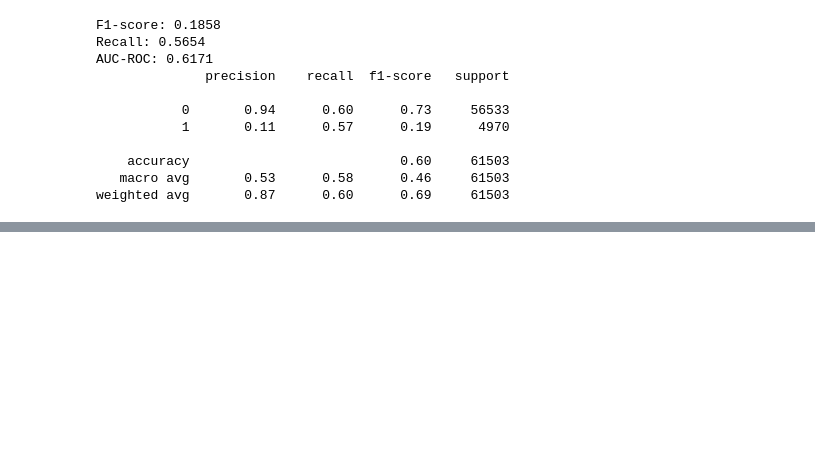
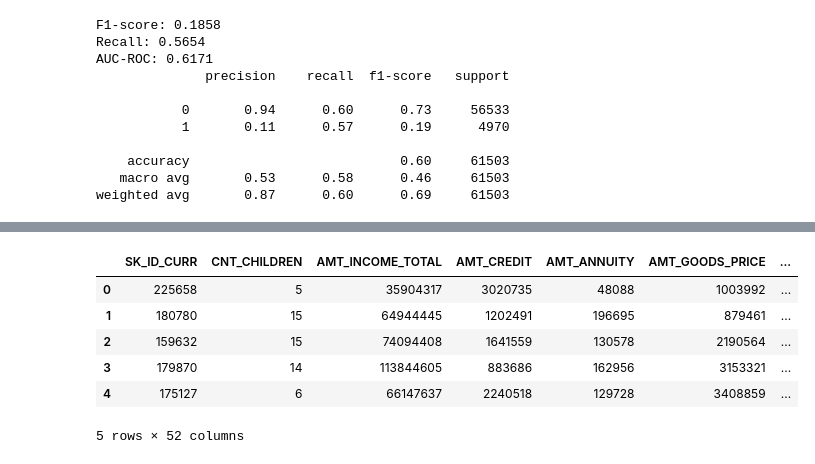
Before and after one commit to No-Country-simulation/c23-16-data, a Jupyter notebook: RF_and_stacking.ipynb, the cells around one changed output, grey strips where cells are left out. Saved outputs shown, nothing was run; the diff lists cells and outputs as text; code cells hidden in the pictures; blank space fills up the shorter version.

```diff
--- a/RF_and_stacking.ipynb
+++ b/RF_and_stacking.ipynb
@@ -351,0 +402,17 @@ Baja AUC-ROC (0.6171) ---> Indica que el modelo apenas supera el azar.
+# %%
+# Realizamos la predicción con el modelo de Stacking
+#y_pred_random = stack.predict(df_random)
+df_random = df_random.drop(columns='TARGET')
+
+# Ahora puedes hacer la predicción
+y_pred_random = stack.predict(df_random)
+df_random['Prediction'] = y_pred_random
+df_random.head()
+# %% [output]
+|  | SK_ID_CURR | CNT_CHILDREN | AMT_INCOME_TOTAL | AMT_CREDIT | AMT_ANNUITY | AMT_GOODS_PRICE | ... |
+| 0 | 225658 | 5 | 35904317 | 3020735 | 48088 | 1003992 | ... |
+| 1 | 180780 | 15 | 64944445 | 1202491 | 196695 | 879461 | ... |
+| 2 | 159632 | 15 | 74094408 | 1641559 | 130578 | 2190564 | ... |
+| 3 | 179870 | 14 | 113844605 | 883686 | 162956 | 3153321 | ... |
+| 4 | 175127 | 6 | 66147637 | 2240518 | 129728 | 3408859 | ... |
+5 rows × 52 columns
```
Also changed, not shown: parts of 5 cells of this notebook, 1 other file.
